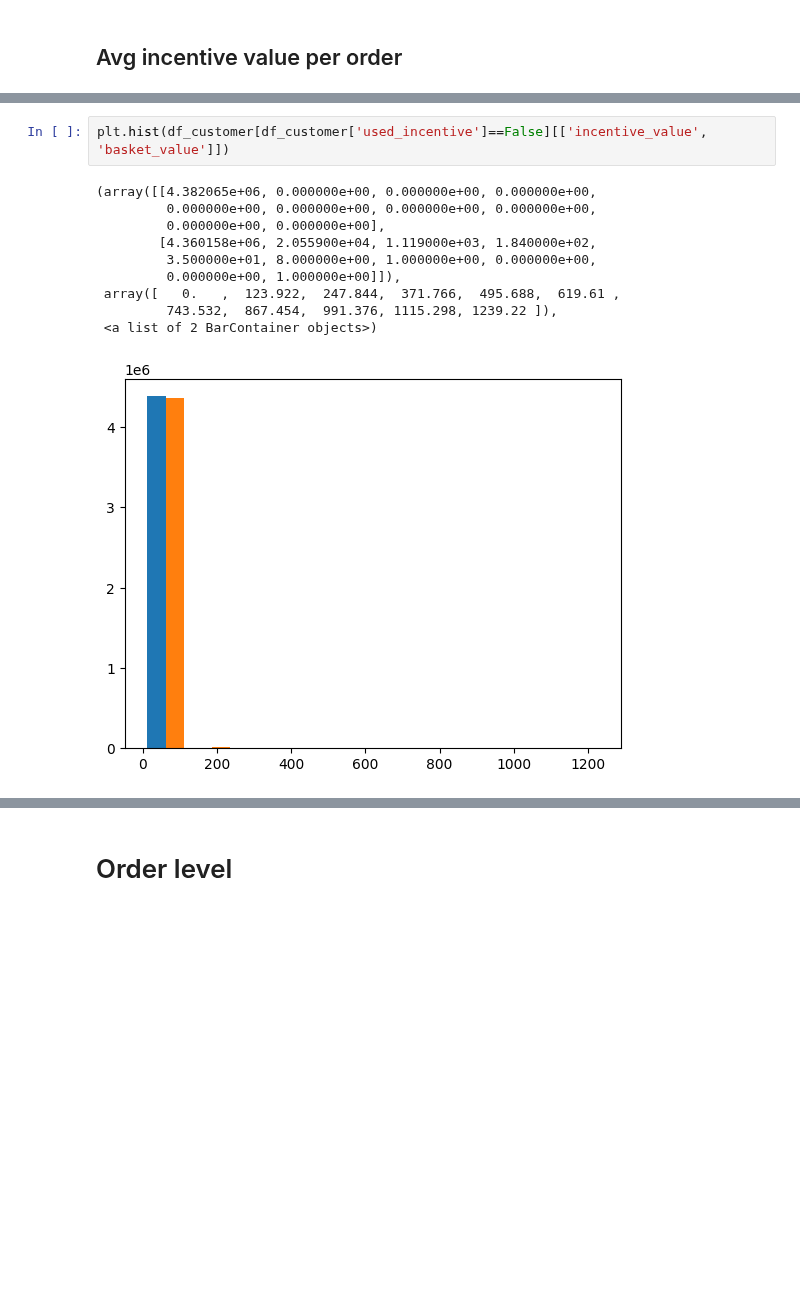
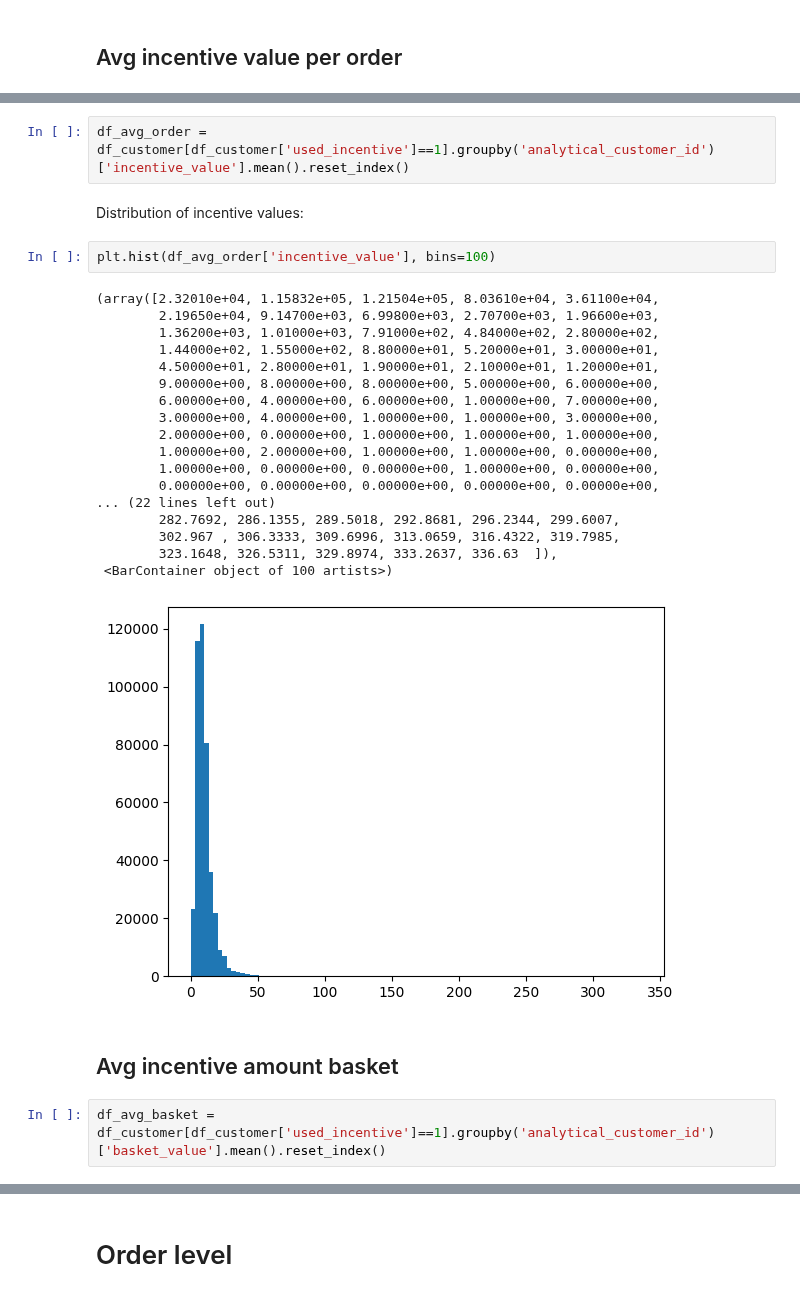
Before and after one commit to AChiaraCapuano/incentives_analysis, a Jupyter notebook: analysis.ipynb, the cells around one changed output, grey strips where cells are left out. Drawn from its saved outputs; the diff is of its cells as text; blank space fills up the shorter version.

```diff
--- a/analysis.ipynb
+++ b/analysis.ipynb
@@ -84,13 +55,29 @@ plt.hist(df_customer[df_customer['used_incentive']==True][['incentive_value', 'b
-# %%
-plt.hist(df_customer[df_customer['used_incentive']==False][['incentive_value', 'basket_value']])
-# %% [output]
-(array([[4.382065e+06, 0.000000e+00, 0.000000e+00, 0.000000e+00,
-         0.000000e+00, 0.000000e+00, 0.000000e+00, 0.000000e+00,
-         0.000000e+00, 0.000000e+00],
-        [4.360158e+06, 2.055900e+04, 1.119000e+03, 1.840000e+02,
-         3.500000e+01, 8.000000e+00, 1.000000e+00, 0.000000e+00,
-         0.000000e+00, 1.000000e+00]]),
- array([   0.   ,  123.922,  247.844,  371.766,  495.688,  619.61 ,
-         743.532,  867.454,  991.376, 1115.298, 1239.22 ]),
- <a list of 2 BarContainer objects>)
-[figure, removed]
+# %%
+df_avg_order = df_customer[df_customer['used_incentive']==1].groupby('analytical_customer_id')['incentive_value'].mean().reset_index()
+# %% [markdown]
+Distribution of incentive values:
+# %%
+plt.hist(df_avg_order['incentive_value'], bins=100)
+# %% [output]
+(array([2.32010e+04, 1.15832e+05, 1.21504e+05, 8.03610e+04, 3.61100e+04,
+        2.19650e+04, 9.14700e+03, 6.99800e+03, 2.70700e+03, 1.96600e+03,
+        1.36200e+03, 1.01000e+03, 7.91000e+02, 4.84000e+02, 2.80000e+02,
+        1.44000e+02, 1.55000e+02, 8.80000e+01, 5.20000e+01, 3.00000e+01,
+        4.50000e+01, 2.80000e+01, 1.90000e+01, 2.10000e+01, 1.20000e+01,
+        9.00000e+00, 8.00000e+00, 8.00000e+00, 5.00000e+00, 6.00000e+00,
+        6.00000e+00, 4.00000e+00, 6.00000e+00, 1.00000e+00, 7.00000e+00,
+        3.00000e+00, 4.00000e+00, 1.00000e+00, 1.00000e+00, 3.00000e+00,
+        2.00000e+00, 0.00000e+00, 1.00000e+00, 1.00000e+00, 1.00000e+00,
+        1.00000e+00, 2.00000e+00, 1.00000e+00, 1.00000e+00, 0.00000e+00,
+        1.00000e+00, 0.00000e+00, 0.00000e+00, 1.00000e+00, 0.00000e+00,
+        0.00000e+00, 0.00000e+00, 0.00000e+00, 0.00000e+00, 0.00000e+00,
+... (22 lines left out)
+        282.7692, 286.1355, 289.5018, 292.8681, 296.2344, 299.6007,
+        302.967 , 306.3333, 309.6996, 313.0659, 316.4322, 319.7985,
+        323.1648, 326.5311, 329.8974, 333.2637, 336.63  ]),
+ <BarContainer object of 100 artists>)
+[figure, added]
+# %% [markdown]
+## Avg incentive amount basket
+# %%
+df_avg_basket = df_customer[df_customer['used_incentive']==1].groupby('analytical_customer_id')['basket_value'].mean().reset_index()
```
Also changed, not shown: parts of 3 cells of this notebook.
